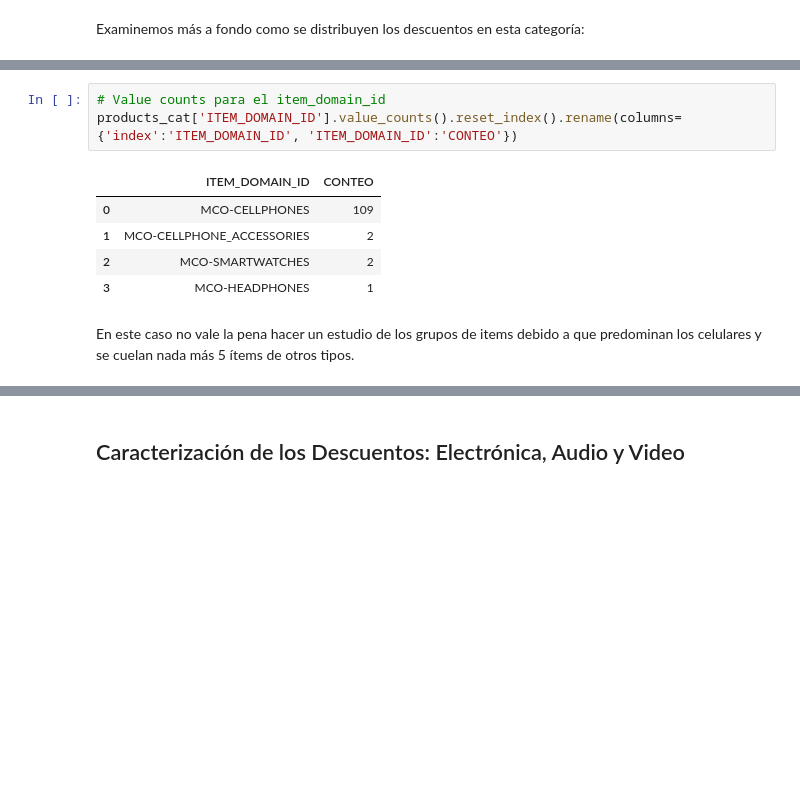
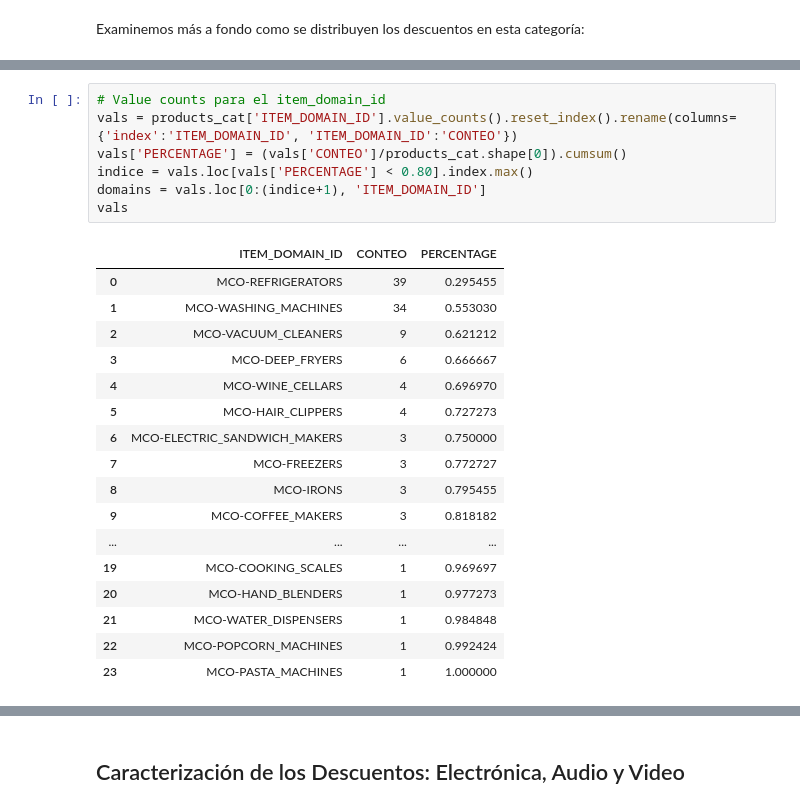
Before and after one commit to juanse1608/MeliMLChallenge, a Jupyter notebook: Notebooks/DiscountsExploratoryAnalysis.ipynb, the cells around one changed output, grey strips where cells are left out. Drawn from its saved outputs; the diff is of its cells as text; blank space fills up the shorter version.

```diff
--- a/Notebooks/DiscountsExploratoryAnalysis.ipynb
+++ b/Notebooks/DiscountsExploratoryAnalysis.ipynb
@@ -535,12 +551,26 @@ products_items_cat
 # %%
 # Value counts para el item_domain_id
-products_cat['ITEM_DOMAIN_ID'].value_counts().reset_index().rename(columns={'index':'ITEM_DOMAIN_ID', 'ITEM_DOMAIN_ID':'CONTEO'})
+vals = products_cat['ITEM_DOMAIN_ID'].value_counts().reset_index().rename(columns={'index':'ITEM_DOMAIN_ID', 'ITEM_DOMAIN_ID':'CONTEO'})
+vals['PERCENTAGE'] = (vals['CONTEO']/products_cat.shape[0]).cumsum()
+indice = vals.loc[vals['PERCENTAGE'] < 0.80].index.max()
+domains = vals.loc[0:(indice+1), 'ITEM_DOMAIN_ID']
+vals
 # %% [output]
-|  | ITEM_DOMAIN_ID | CONTEO |
-| 0 | MCO-CELLPHONES | 109 |
-| 1 | MCO-CELLPHONE_ACCESSORIES | 2 |
-| 2 | MCO-SMARTWATCHES | 2 |
-| 3 | MCO-HEADPHONES | 1 |
+|  | ITEM_DOMAIN_ID | CONTEO | PERCENTAGE |
+| 0 | MCO-REFRIGERATORS | 39 | 0.295455 |
+| 1 | MCO-WASHING_MACHINES | 34 | 0.553030 |
+| 2 | MCO-VACUUM_CLEANERS | 9 | 0.621212 |
+| 3 | MCO-DEEP_FRYERS | 6 | 0.666667 |
+| 4 | MCO-WINE_CELLARS | 4 | 0.696970 |
+| 5 | MCO-HAIR_CLIPPERS | 4 | 0.727273 |
+| 6 | MCO-ELECTRIC_SANDWICH_MAKERS | 3 | 0.750000 |
+| 7 | MCO-FREEZERS | 3 | 0.772727 |
+| 8 | MCO-IRONS | 3 | 0.795455 |
+| 9 | MCO-COFFEE_MAKERS | 3 | 0.818182 |
+| ... | ... | ... | ... |
+| 19 | MCO-COOKING_SCALES | 1 | 0.969697 |
+| 20 | MCO-HAND_BLENDERS | 1 | 0.977273 |
+| 21 | MCO-WATER_DISPENSERS | 1 | 0.984848 |
+| 22 | MCO-POPCORN_MACHINES | 1 | 0.992424 |
+| 23 | MCO-PASTA_MACHINES | 1 | 1.000000 |
-# %% [markdown]
-En este caso no vale la pena hacer un estudio de los grupos de items debido a que predominan los celulares y se cuelan nada más 5 ítems de otros tipos.
 # %%
```
Also changed, not shown: parts of 50 cells of this notebook.
